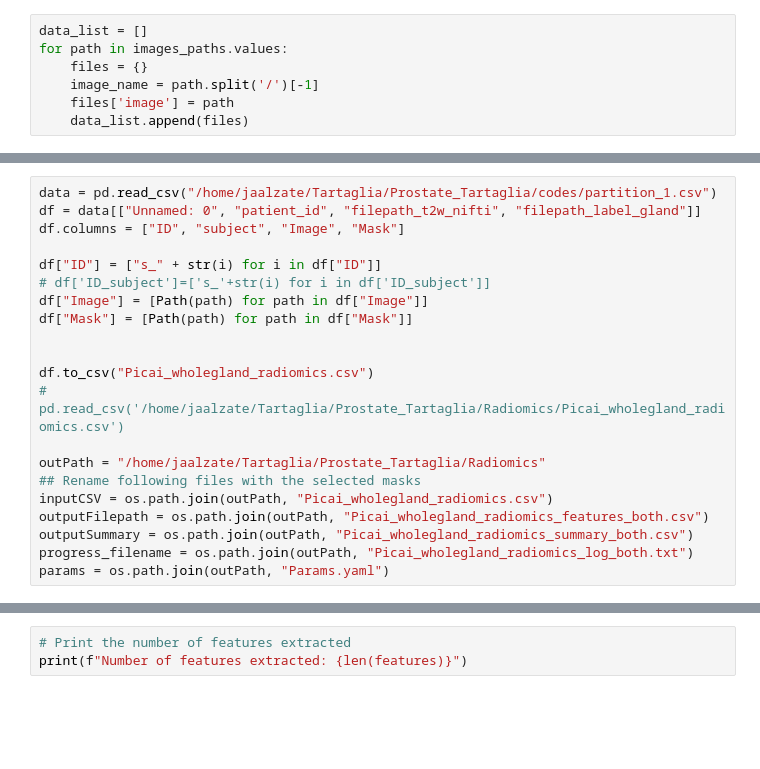
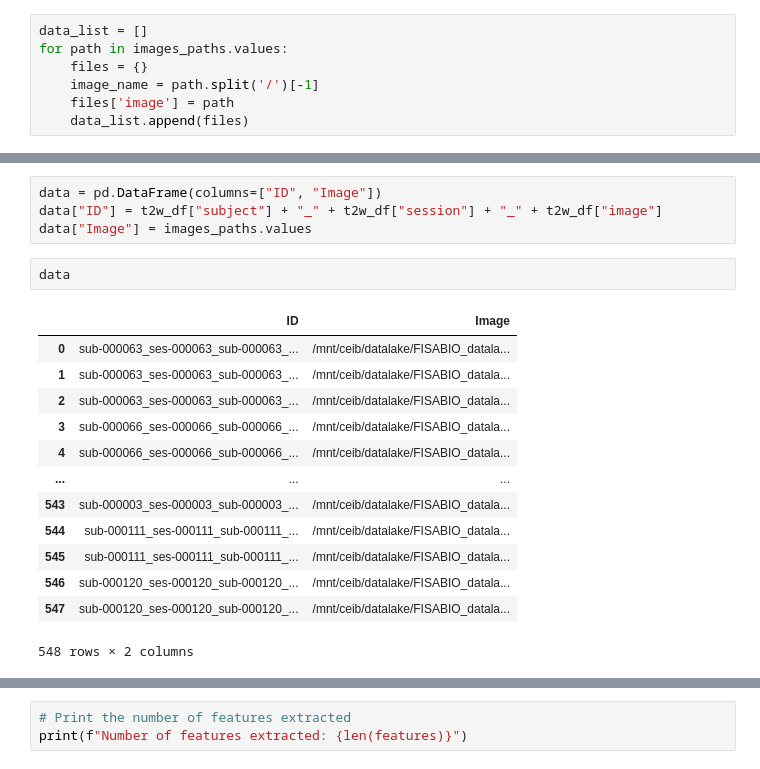
Before and after one commit to jesusalzate/Prostate_Cancer_TFM, a Jupyter notebook: Data_Analysis/EHRtemporalVariability/get_features_table.ipynb, the cells around one changed output, grey strips where cells are left out. Cells and saved outputs as stored; diff of their text form; blank space fills up the shorter version.

```diff
--- a/Data_Analysis/EHRtemporalVariability/get_features_table.ipynb
+++ b/Data_Analysis/EHRtemporalVariability/get_features_table.ipynb
@@ -440,21 +390,20 @@ import pandas as pd
-# %%
-data = pd.read_csv("/home/jaalzate/Tartaglia/Prostate_Tartaglia/codes/partition_1.csv")
-df = data[["Unnamed: 0", "patient_id", "filepath_t2w_nifti", "filepath_label_gland"]]
-df.columns = ["ID", "subject", "Image", "Mask"]
-
-df["ID"] = ["s_" + str(i) for i in df["ID"]]
-# df['ID_subject']=['s_'+str(i) for i in df['ID_subject']]
-df["Image"] = [Path(path) for path in df["Image"]]
-df["Mask"] = [Path(path) for path in df["Mask"]]
-
-
-df.to_csv("Picai_wholegland_radiomics.csv")
-# pd.read_csv('/home/jaalzate/Tartaglia/Prostate_Tartaglia/Radiomics/Picai_wholegland_radiomics.csv')
-
-outPath = "/home/jaalzate/Tartaglia/Prostate_Tartaglia/Radiomics"
-## Rename following files with the selected masks
-inputCSV = os.path.join(outPath, "Picai_wholegland_radiomics.csv")
-outputFilepath = os.path.join(outPath, "Picai_wholegland_radiomics_features_both.csv")
-outputSummary = os.path.join(outPath, "Picai_wholegland_radiomics_summary_both.csv")
-progress_filename = os.path.join(outPath, "Picai_wholegland_radiomics_log_both.txt")
-params = os.path.join(outPath, "Params.yaml")
+# %%
+data = pd.DataFrame(columns=["ID", "Image"])
+data["ID"] = t2w_df["subject"] + "_" + t2w_df["session"] + "_" + t2w_df["image"]
+data["Image"] = images_paths.values
+# %%
+data
+# %% [output]
+|  | ID | Image |
+| 0 | sub-000063_ses-000063_sub-000063_... | /mnt/ceib/datalake/FISABIO_datala... |
+| 1 | sub-000063_ses-000063_sub-000063_... | /mnt/ceib/datalake/FISABIO_datala... |
+| 2 | sub-000063_ses-000063_sub-000063_... | /mnt/ceib/datalake/FISABIO_datala... |
+| 3 | sub-000066_ses-000066_sub-000066_... | /mnt/ceib/datalake/FISABIO_datala... |
+| 4 | sub-000066_ses-000066_sub-000066_... | /mnt/ceib/datalake/FISABIO_datala... |
+| ... | ... | ... |
+| 543 | sub-000003_ses-000003_sub-000003_... | /mnt/ceib/datalake/FISABIO_datala... |
+| 544 | sub-000111_ses-000111_sub-000111_... | /mnt/ceib/datalake/FISABIO_datala... |
+| 545 | sub-000111_ses-000111_sub-000111_... | /mnt/ceib/datalake/FISABIO_datala... |
+| 546 | sub-000120_ses-000120_sub-000120_... | /mnt/ceib/datalake/FISABIO_datala... |
+| 547 | sub-000120_ses-000120_sub-000120_... | /mnt/ceib/datalake/FISABIO_datala... |
+548 rows × 2 columns
```
Also changed, not shown: parts of 12 cells of this notebook, 11 other files.
